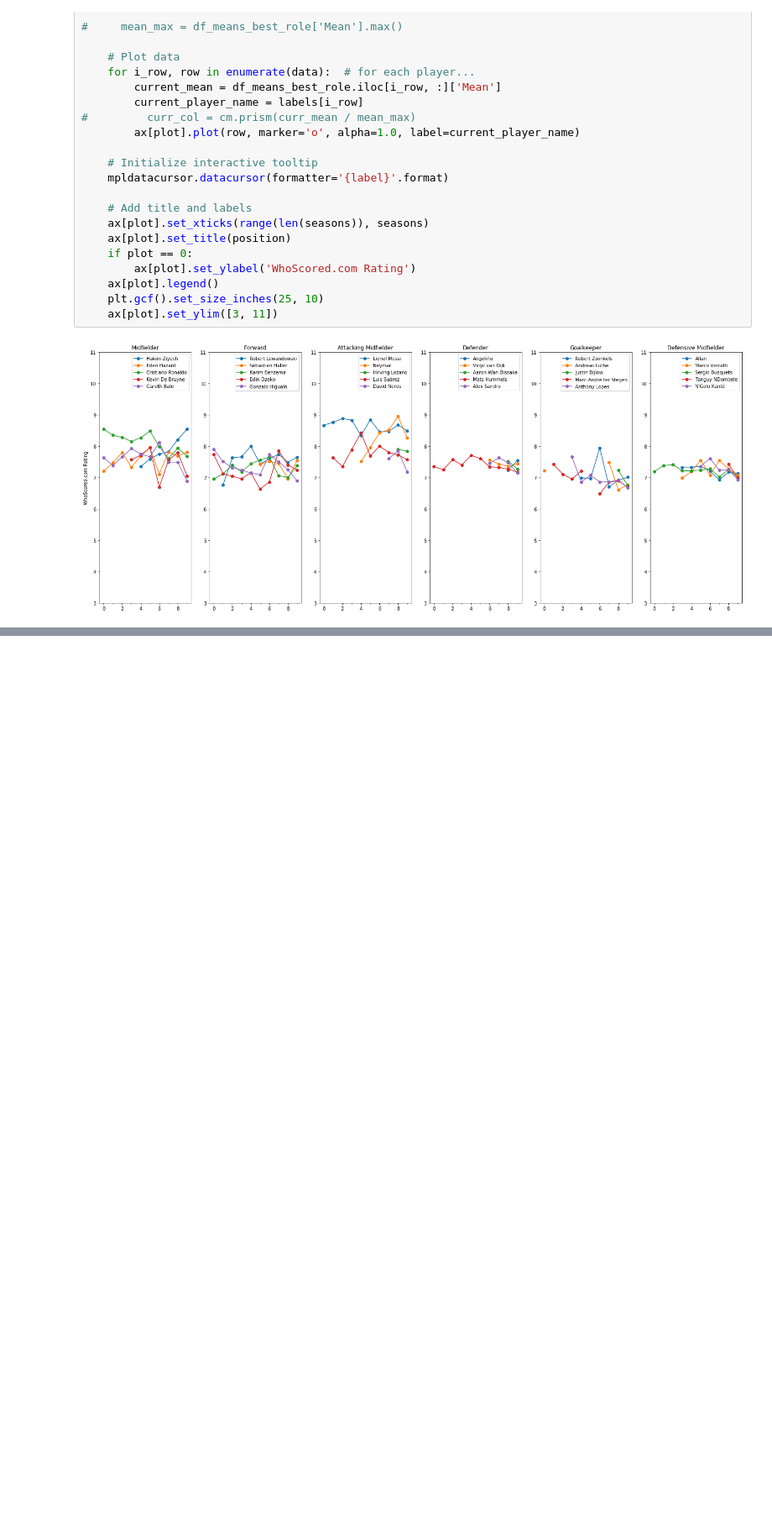
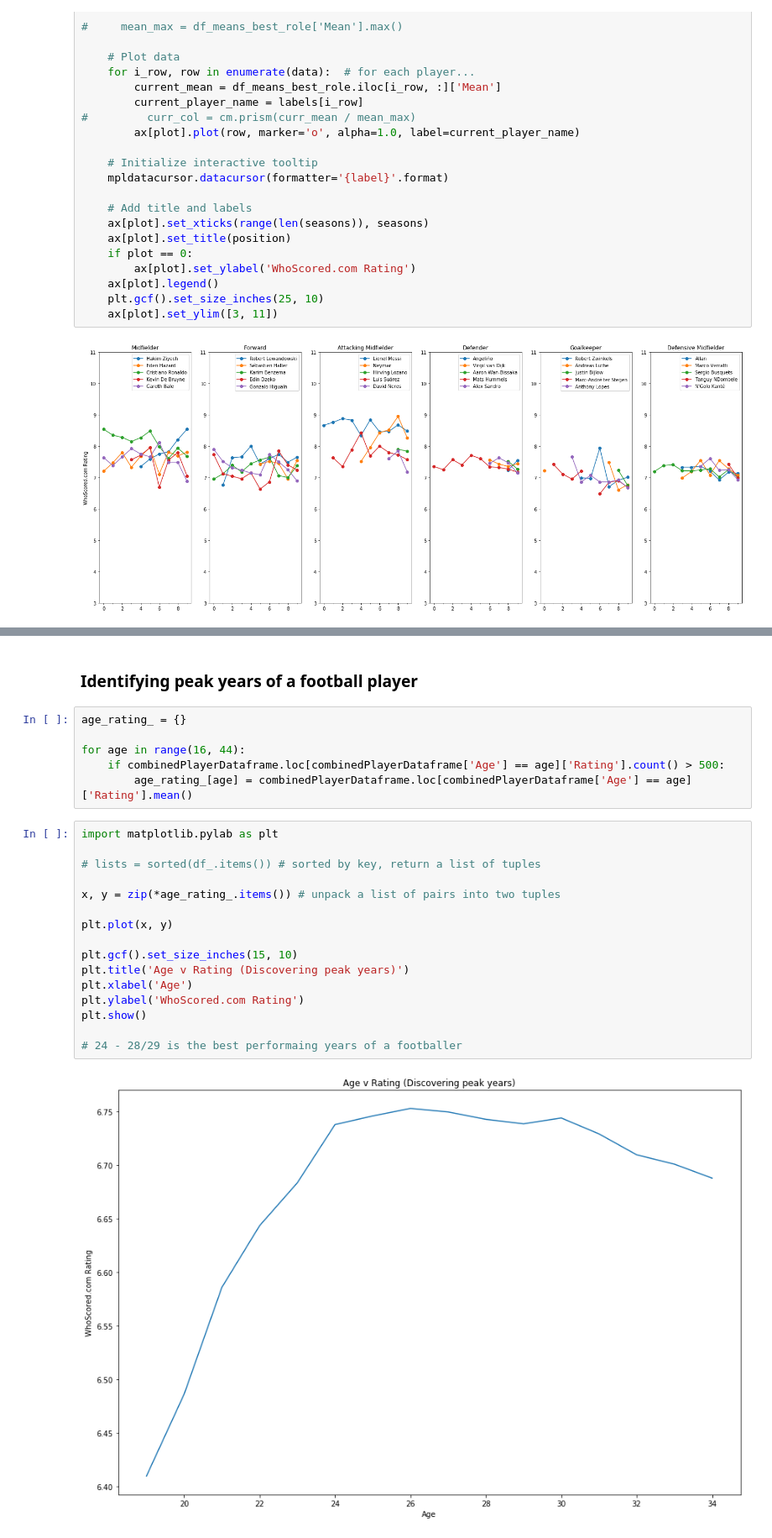
Before and after one commit to Suwadith/Winning-Eleven-Scout-Evaluation-and-Analysis-to-Enhance-Football-Player-Recommendations-ML-Flask, a Jupyter notebook: Analysis/2. Analyzing Player Performances v2.ipynb, the cells around one changed output, grey strips where cells are left out. Shown at 84% size. Cells and saved outputs as stored; diff of their text form; blank space fills up the shorter version.

```diff
--- a/Analysis/2. Analyzing Player Performances v2.ipynb
+++ b/Analysis/2. Analyzing Player Performances v2.ipynb
@@ -838,0 +896,26 @@ for (plot, position) in enumerate(Positions):  # for each role...
+# %% [markdown]
+### Identifying peak years of a football player
+# %%
+age_rating_ = {}
+
+for age in range(16, 44):
+    if combinedPlayerDataframe.loc[combinedPlayerDataframe['Age'] == age]['Rating'].count() > 500:
+        age_rating_[age] = combinedPlayerDataframe.loc[combinedPlayerDataframe['Age'] == age]['Rating'].mean()
+# %%
+import matplotlib.pylab as plt
+
+# lists = sorted(df_.items()) # sorted by key, return a list of tuples
+
+x, y = zip(*age_rating_.items()) # unpack a list of pairs into two tuples
+
+plt.plot(x, y)
+
+plt.gcf().set_size_inches(15, 10)
+plt.title('Age v Rating (Discovering peak years)')
+plt.xlabel('Age')
+plt.ylabel('WhoScored.com Rating')
+plt.show()
+
+# 24 - 28/29 is the best performaing years of a footballer
+# %% [output]
+[figure, added]
```
Also changed, not shown: parts of 22 cells of this notebook.
